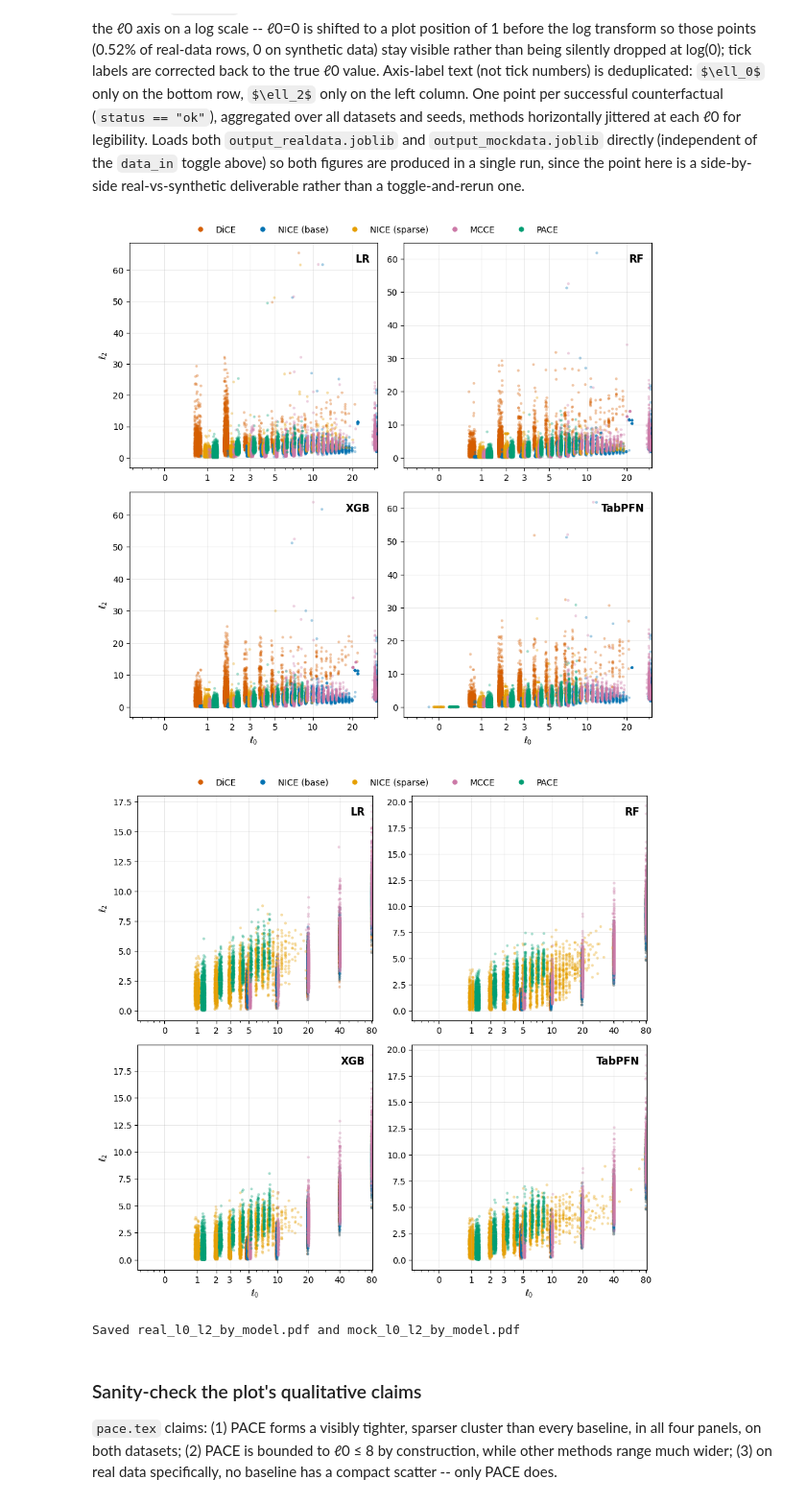
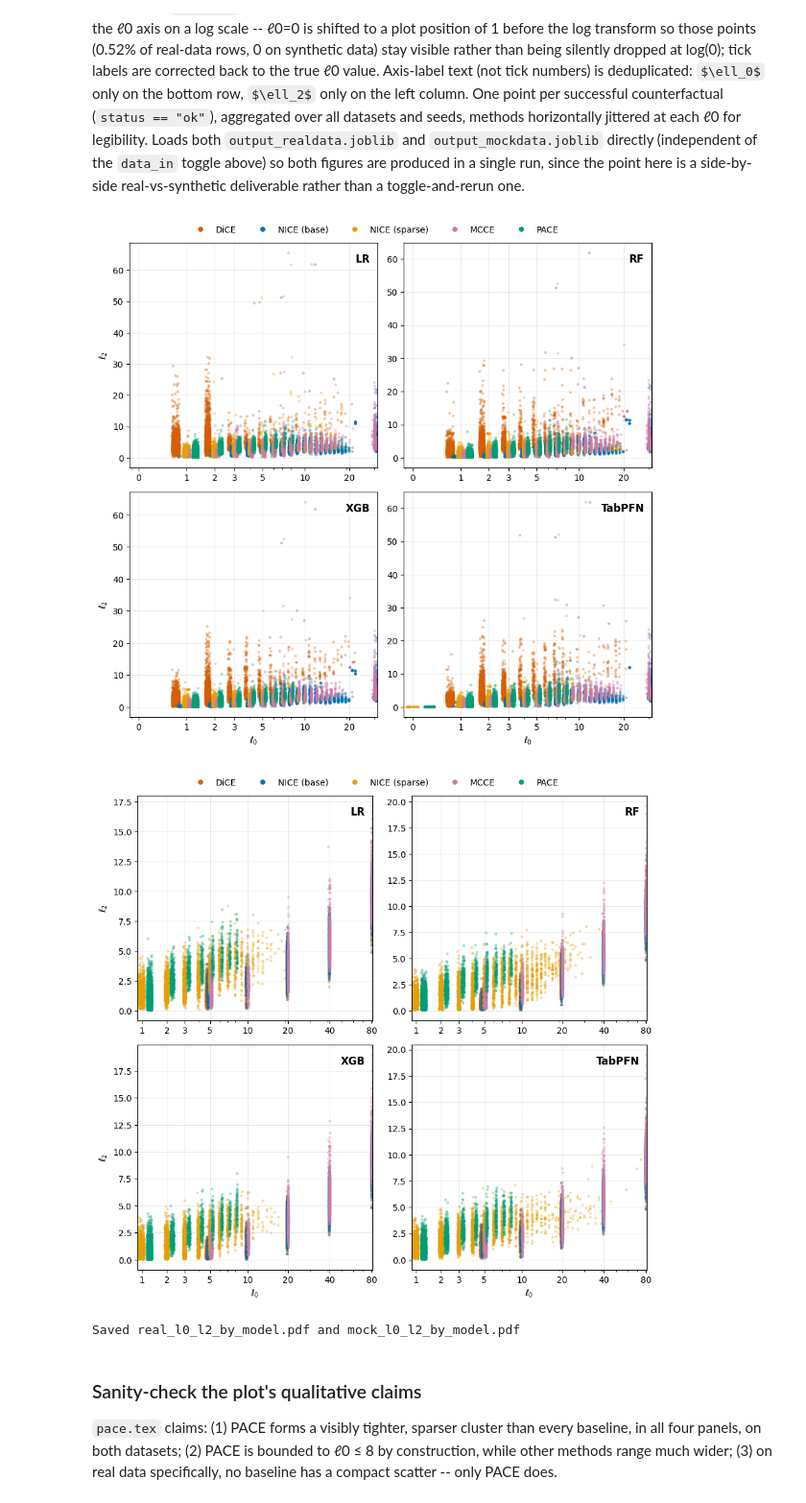
Before and after one commit to leonidaschristodoulou/cf-proposal, a Jupyter notebook: cfprop_analysis.ipynb, the cells around one changed output. Shown at 96% size. Drawn from its saved outputs; the diff is of its cells as text; code cells hidden in the pictures.

Commit message:
Tighten l0-vs-l2 shared x-axis origin to the true minimum l0, not a jitter-padded gap
The previous shared-xlim fix used the full jitter width as left padding,
which pushed the axis origin visibly before the smallest tick (reading as
"less than 0") and, on synthetic data (which has no l0=0 rows at all),
introduced a spurious 0 tick with empty space before it. Now the left edge
sits close against the data's actual minimum l0 with a small fixed margin,
and the tick list is filtered to the real [min_l0, max_l0] range per plot
instead of always starting from L0_TICKS' leading 0.

Co-Authored-By: Claude Sonnet 5 <noreply@anthropic.com>

```diff
--- a/cfprop_analysis.ipynb
+++ b/cfprop_analysis.ipynb
@@ -712,13 +712,17 @@ def plot_l0_l2_by_model(plot_df, *, methods, models, ncols=2, jitter_width=0.28,
     axes_flat = np.atleast_1d(axes).flatten()
 
     offsets = np.linspace(-jitter_width, jitter_width, len(methods))
+    min_l0 = int(sub["l0"].min())
     max_l0 = int(sub["l0"].max())
-    ticks = [t for t in L0_TICKS if t <= max_l0] or [0, max_l0]
+    ticks = [t for t in L0_TICKS if min_l0 <= t <= max_l0] or [min_l0, max_l0]
     # Shared x-limits across every panel (not each panel's own autoscale): some
     # models have real l0=0 rows and others don't (e.g. on real data, only
     # TabPFN has any), so per-panel autoscaling would inconsistently clip the
-    # l0=0 tick out of view on panels that happen to lack that data.
-    shared_xlim = (1.0 - jitter_width - 0.15, max_l0 + 1.0 + jitter_width + 0.15)
+    # smallest-l0 tick out of view on panels that happen to lack that data.
+    # Left edge sits close against the smallest tick (a small margin, not the
+    # full jitter width) so the axis origin reads as "just above zero", not as
+    # a gap suggesting negative l0.
+    shared_xlim = (min_l0 + 1.0 - 0.12, max_l0 + 1.0 + jitter_width + 0.15)
 
     for idx, model in enumerate(models):
         ax = axes_flat[idx]
@@ -750,35 +754,35 @@ def plot_l0_l2_by_model(plot_df, *, methods, models, ncols=2, jitter_width=0.28,
             ax.set_xlabel(r"$\ell_0$")
         if col == 0:
             ax.set_ylabel(r"$\ell_2$")
 
     for idx in range(len(models), len(axes_flat)):
         axes_flat[idx].set_visible(False)
 
     handles = [plt.Line2D([0], [0], marker="o", color="w", markerfacecolor=COLORS[m], markersize=7,
                           label=METHOD_LABELS[m]) for m in methods]
     fig.legend(handles=handles, loc="upper center", ncol=len(methods), bbox_to_anchor=(0.5, 1.03), frameon=False)
     fig.tight_layout()
     return fig, axes_flat
 
 
 l0l2_methods = ["dice", "nice_base", "nice_spars", "mcce", "pace"]
 l0l2_models = ["LR", "RF", "XGB", "TabPFN"]
 
 df_real_l0l2 = joblib.load("output_realdata.joblib")
 df_mock_l0l2 = joblib.load("output_mockdata.joblib")
 
 fig_real, _ = plot_l0_l2_by_model(df_real_l0l2, methods=l0l2_methods, models=l0l2_models)
 fig_real.savefig("real_l0_l2_by_model.pdf", format="pdf", dpi=300, bbox_inches="tight")
 plt.show()
 
 fig_mock, _ = plot_l0_l2_by_model(df_mock_l0l2, methods=l0l2_methods, models=l0l2_models)
 fig_mock.savefig("mock_l0_l2_by_model.pdf", format="pdf", dpi=300, bbox_inches="tight")
 plt.show()
 
 print("Saved real_l0_l2_by_model.pdf and mock_l0_l2_by_model.pdf")
 # %% [output]
-[figure, old version]
+[figure, new version]
-[figure, old version]
+[figure, new version]
 Saved real_l0_l2_by_model.pdf and mock_l0_l2_by_model.pdf
 # %% [markdown]
 ### Sanity-check the plot's qualitative claims
```
